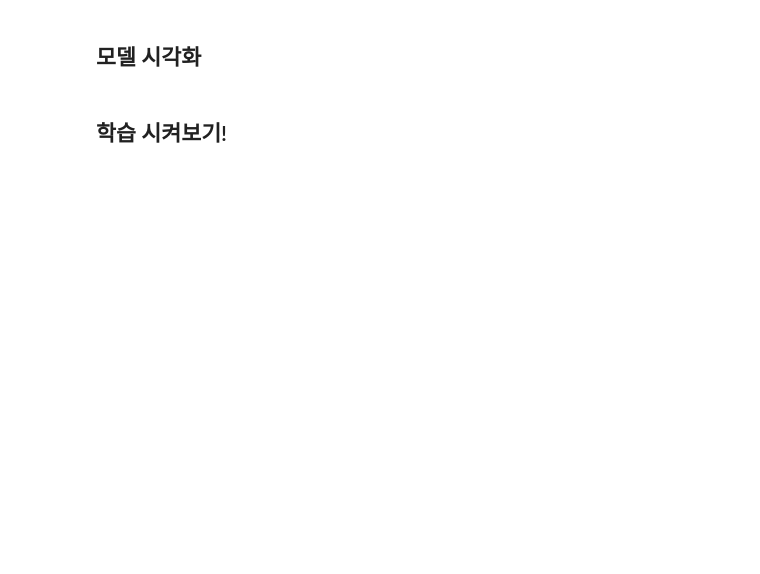
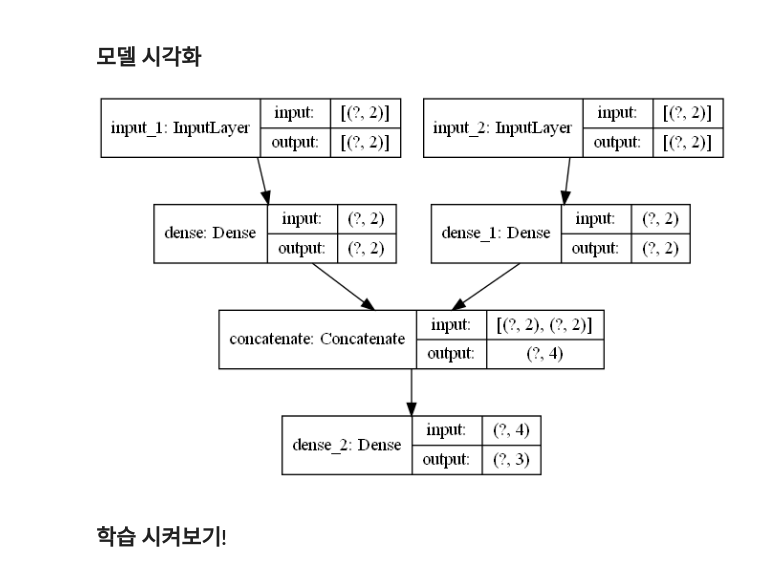
Before and after one commit to cyeongy/kt-aivle, a Jupyter notebook: 딥러닝/01-DL/3_1_iris_connection_I.ipynb, the cells around one changed output. Cells and saved outputs as stored; diff of their text form; code cells hidden in the pictures; blank space fills up the shorter version.

Commit message:
Update: 딥러닝 기초, Add, Concatenate

```diff
--- a/딥러닝/01-DL/3_1_iris_connection_I.ipynb
+++ b/딥러닝/01-DL/3_1_iris_connection_I.ipynb
@@ -131,2 +192,24 @@ df_x.head()
 # %% [markdown]
 ## Modeling : multi-input & Concatenate layer
+# %%
+# 1. session clear
+keras.backend.clear_session()
+
+# 2. make layers
+il1 = Input(shape=(2,))
+ol1 = Dense(2, activation='relu')(il1)
+
+il2 = Input(shape=(2,))
+ol2 = Dense(2, activation='relu')(il2)
+
+cl = Concatenate()([ol1, ol2])
+ol = Dense(3, activation='softmax')(cl)
+
+# 3. 모델 생성
+model = Model([il1, il2], ol)
+
+# 4. 모델 컴파일
+model.compile(loss=categorical_crossentropy, metrics=['accuracy'],
+              optimizer=Adam())
+
+model.summary()
@@ -133,4 +234,8 @@ df_x.head()
 # %% [markdown]
 ## 모델 시각화
+# %%
+plot_model(model, show_shapes=True)
+# %% [output]
+[figure, added]
 # %% [markdown]
 ## 학습 시켜보기!
```
Also changed, not shown: parts of 18 cells of this notebook, 5 other files.
